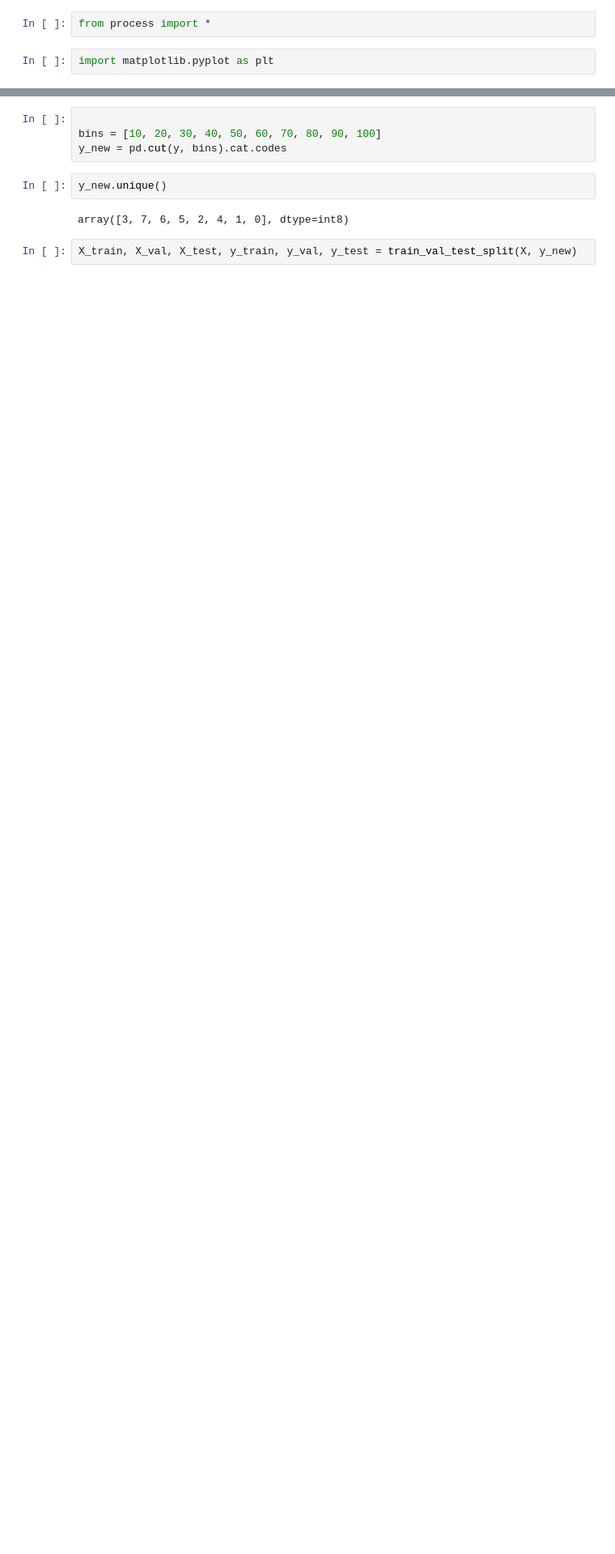
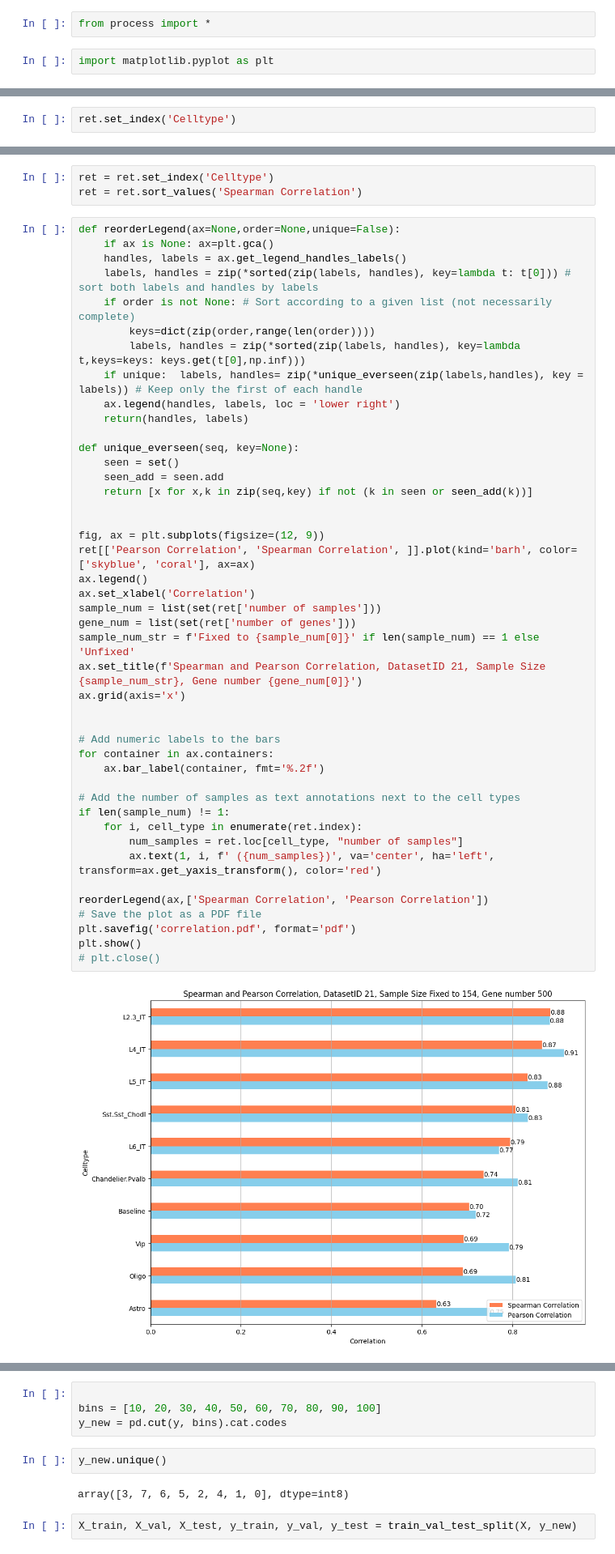
Before and after one commit to liyy2/aging_YL, a Jupyter notebook: code/process.ipynb, the cells around one changed output, grey strips where cells are left out. Shown at 81% size. Saved outputs shown, nothing was run; the diff lists cells and outputs as text; blank space fills up the shorter version.

```diff
--- a/code/process.ipynb
+++ b/code/process.ipynb
@@ -26,0 +122,2 @@ intersect_of_all = get_index_intersect([
+# %%
+ret.set_index('Celltype')
@@ -26,0 +139,49 @@ intersect_of_all = get_index_intersect([
+# %%
+ret = ret.set_index('Celltype')
+ret = ret.sort_values('Spearman Correlation')
+# %%
+def reorderLegend(ax=None,order=None,unique=False):
+    if ax is None: ax=plt.gca()
+    handles, labels = ax.get_legend_handles_labels()
+    labels, handles = zip(*sorted(zip(labels, handles), key=lambda t: t[0])) # sort both labels and handles by labels
+    if order is not None: # Sort according to a given list (not necessarily complete)
+        keys=dict(zip(order,range(len(order))))
+        labels, handles = zip(*sorted(zip(labels, handles), key=lambda t,keys=keys: keys.get(t[0],np.inf)))
+    if unique:  labels, handles= zip(*unique_everseen(zip(labels,handles), key = labels)) # Keep only the first of each handle
+    ax.legend(handles, labels, loc = 'lower right')
+    return(handles, labels)
+
+def unique_everseen(seq, key=None):
+    seen = set()
+    seen_add = seen.add
+    return [x for x,k in zip(seq,key) if not (k in seen or seen_add(k))]
+
+
+fig, ax = plt.subplots(figsize=(12, 9))
+ret[['Pearson Correlation', 'Spearman Correlation', ]].plot(kind='barh', color=['skyblue', 'coral'], ax=ax)
+ax.legend()
+ax.set_xlabel('Correlation')
+sample_num = list(set(ret['number of samples']))
+gene_num = list(set(ret['number of genes']))
+sample_num_str = f'Fixed to {sample_num[0]}' if len(sample_num) == 1 else 'Unfixed'
+ax.set_title(f'Spearman and Pearson Correlation, DatasetID 21, Sample Size {sample_num_str}, Gene number {gene_num[0]}')
+ax.grid(axis='x')
+
+
+# Add numeric labels to the bars
+for container in ax.containers:
+    ax.bar_label(container, fmt='%.2f')
+
+# Add the number of samples as text annotations next to the cell types
+if len(sample_num) != 1:
+    for i, cell_type in enumerate(ret.index):
+        num_samples = ret.loc[cell_type, "number of samples"]
+        ax.text(1, i, f' ({num_samples})', va='center', ha='left', transform=ax.get_yaxis_transform(), color='red')
+
+reorderLegend(ax,['Spearman Correlation', 'Pearson Correlation'])
+# Save the plot as a PDF file
+plt.savefig('correlation.pdf', format='pdf')
+plt.show()
+# plt.close()
+# %% [output]
+[figure, added]
```
Also changed, not shown: parts of 31 cells of this notebook, 3 other files.
